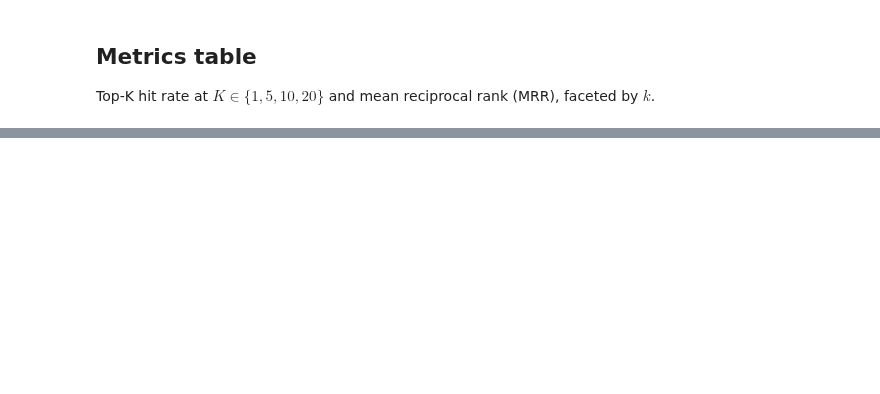
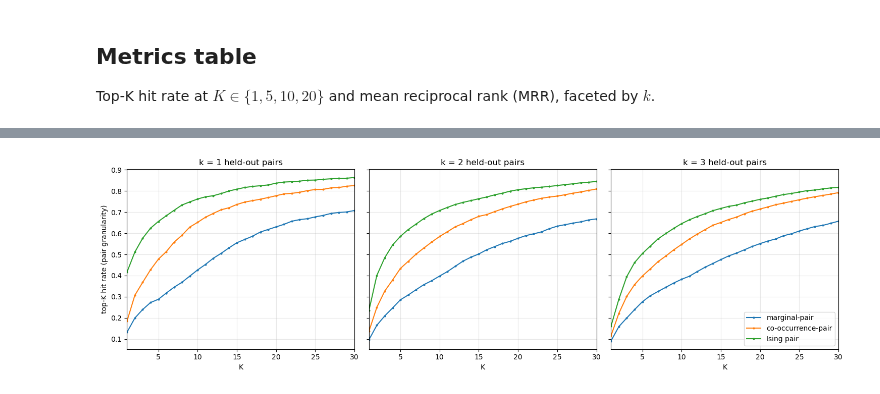
Before and after one commit to kylehtunis/k2dex, a Jupyter notebook: validation.ipynb, the cells around one changed output, grey strips where cells are left out. Saved outputs shown, nothing was run; the diff lists cells and outputs as text; code cells hidden in the pictures; blank space fills up the shorter version.

```diff
--- a/validation.ipynb
+++ b/validation.ipynb
@@ -253,0 +437,11 @@ Read the table + plot for:
+# %%
+def score_pair_marginal(held_in_pair_idx, *, m_pair):
+    return m_pair.copy()
+
+
+def score_pair_cooccurrence(held_in_pair_idx, *, C_pair):
+    return C_pair[:, list(held_in_pair_idx)].sum(axis=1)
+
+
+def score_pair_ising_mf(held_in_pair_idx, *, J_pair, h_pair):
+    return score_ising_meanfield(held_in_pair_idx, J=J_pair, h=h_pair)
@@ -253,0 +495,11 @@ Read the table + plot for:
+# %%
+header = f"{'model':<22} {'k':>2}  {'MRR':>6}  " + "  ".join(f"top-{K:>2}" for K in TOP_K_THRESHOLDS)
+print(header)
+print("-" * len(header))
+for name in pair_scorers:
+    for k in K_VALUES:
+        ranks = pair_results[name][k]
+        row = f"{name:<22} {k:>2}  {mrr(ranks):>6.3f}  "
+        row += "  ".join(f"{hit_rate_at_k(ranks, K):>6.1%}" for K in TOP_K_THRESHOLDS)
+        print(row)
+    print()
@@ -253,0 +520,17 @@ Read the table + plot for:
+# %%
+fig, axes = plt.subplots(1, len(K_VALUES), figsize=(15, 4.5), sharey=True)
+for ax, k in zip(axes, K_VALUES):
+    for name in pair_scorers:
+        ranks = pair_results[name][k]
+        hits = [hit_rate_at_k(ranks, K) for K in K_RANGE]
+        ax.plot(K_RANGE, hits, label=name, marker=".", markersize=4)
+    ax.set_xlabel("K")
+    ax.set_title(f"k = {k} held-out pairs")
+    ax.grid(alpha=0.3)
+    ax.set_xlim(1, K_RANGE[-1])
+axes[0].set_ylabel("top-K hit rate (pair granularity)")
+axes[-1].legend(loc="lower right")
+plt.tight_layout()
+plt.show()
+# %% [output]
+[figure, added]
```
Also changed, not shown: parts of 35 cells of this notebook, 3 other files.
